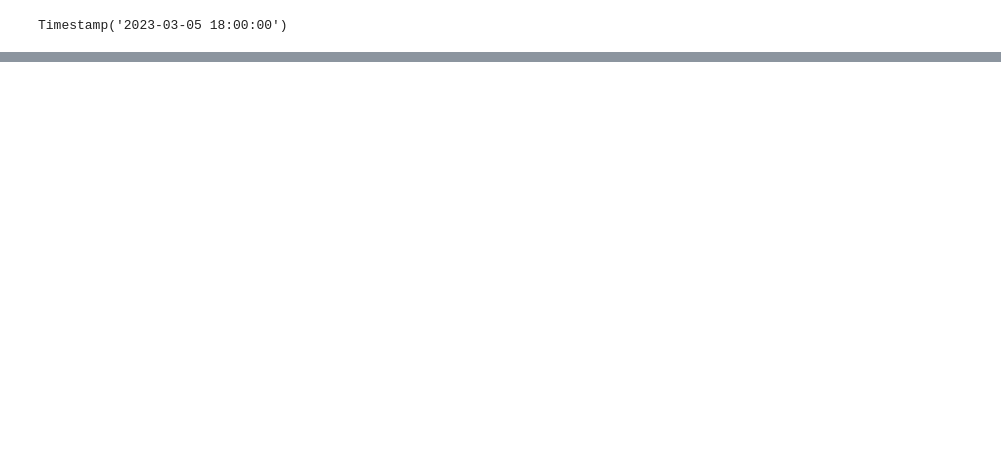
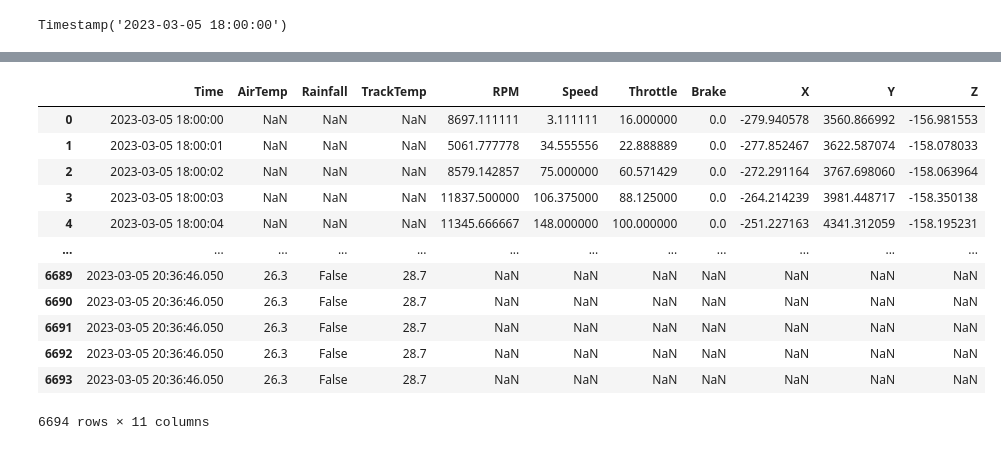
Before and after one commit to caiolacerdamt/f1-project, a Jupyter notebook: predict_win.ipynb, the cells around one changed output, grey strips where cells are left out. Saved outputs shown, nothing was run; the diff lists cells and outputs as text; code cells hidden in the pictures; blank space fills up the shorter version.

```diff
--- a/predict_win.ipynb
+++ b/predict_win.ipynb
@@ -178,0 +365,3 @@ resampled_data
+# %%
+df_weather = pd.read_csv("weather_round1_2023.csv")
+df_telemetry = pd.read_csv("telemetry_ver_2023")
@@ -178,0 +377,18 @@ resampled_data
+# %%
+df_merge_3_4 = pd.merge(df_weather, df_telemetry, on="Time", how="outer")
+# %%
+df_merge_3_4
+# %% [output]
+|  | Time | AirTemp | Rainfall | TrackTemp | RPM | Speed | Throttle | Brake | X | Y | Z |
+| 0 | 2023-03-05 18:00:00 | NaN | NaN | NaN | 8697.111111 | 3.111111 | 16.000000 | 0.0 | -279.940578 | 3560.866992 | -156.981553 |
+| 1 | 2023-03-05 18:00:01 | NaN | NaN | NaN | 5061.777778 | 34.555556 | 22.888889 | 0.0 | -277.852467 | 3622.587074 | -158.078033 |
+| 2 | 2023-03-05 18:00:02 | NaN | NaN | NaN | 8579.142857 | 75.000000 | 60.571429 | 0.0 | -272.291164 | 3767.698060 | -158.063964 |
+| 3 | 2023-03-05 18:00:03 | NaN | NaN | NaN | 11837.500000 | 106.375000 | 88.125000 | 0.0 | -264.214239 | 3981.448717 | -158.350138 |
+| 4 | 2023-03-05 18:00:04 | NaN | NaN | NaN | 11345.666667 | 148.000000 | 100.000000 | 0.0 | -251.227163 | 4341.312059 | -158.195231 |
+| ... | ... | ... | ... | ... | ... | ... | ... | ... | ... | ... | ... |
+| 6689 | 2023-03-05 20:36:46.050 | 26.3 | False | 28.7 | NaN | NaN | NaN | NaN | NaN | NaN | NaN |
+| 6690 | 2023-03-05 20:36:46.050 | 26.3 | False | 28.7 | NaN | NaN | NaN | NaN | NaN | NaN | NaN |
+| 6691 | 2023-03-05 20:36:46.050 | 26.3 | False | 28.7 | NaN | NaN | NaN | NaN | NaN | NaN | NaN |
+| 6692 | 2023-03-05 20:36:46.050 | 26.3 | False | 28.7 | NaN | NaN | NaN | NaN | NaN | NaN | NaN |
+| 6693 | 2023-03-05 20:36:46.050 | 26.3 | False | 28.7 | NaN | NaN | NaN | NaN | NaN | NaN | NaN |
+6694 rows × 11 columns
```
Also changed, not shown: parts of 37 cells of this notebook, 2 other files.
